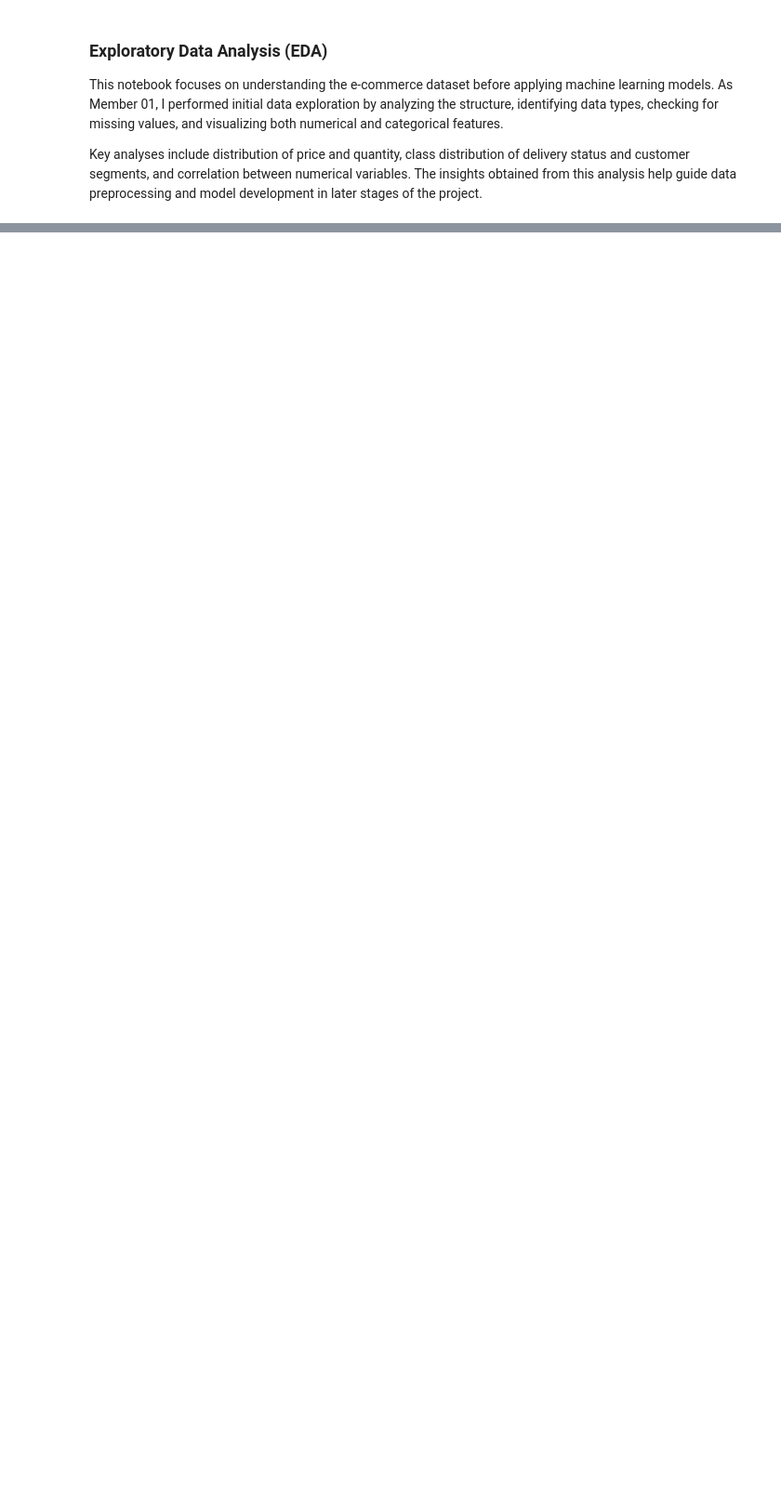
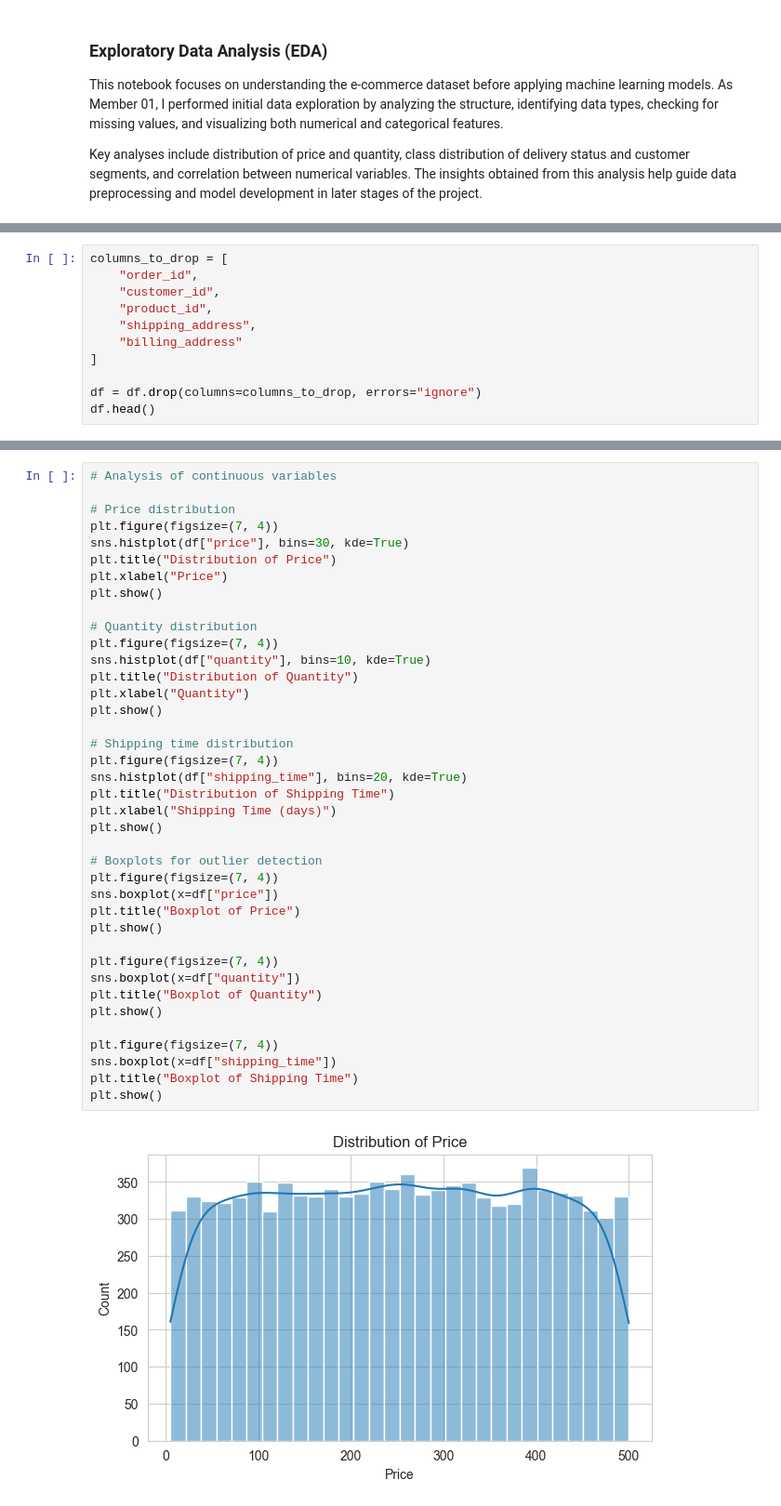
Before and after one commit to jayasanki/ml-ecommerce-project, a Jupyter notebook: notebooks/1_eda_and_preprocessing.ipynb, the cells around one changed output, grey strips where cells are left out. Shown at 93% size. Saved outputs shown, nothing was run; the diff lists cells and outputs as text; blank space fills up the shorter version.

```diff
--- a/notebooks/1_eda_and_preprocessing.ipynb
+++ b/notebooks/1_eda_and_preprocessing.ipynb
@@ -130,0 +99,11 @@ df.to_csv("../data/cleaned_data.csv", index=False)
+# %%
+columns_to_drop = [
+    "order_id",
+    "customer_id",
+    "product_id",
+    "shipping_address",
+    "billing_address"
+]
+
+df = df.drop(columns=columns_to_drop, errors="ignore")
+df.head()
@@ -130,0 +159,41 @@ df.to_csv("../data/cleaned_data.csv", index=False)
+# %%
+# Analysis of continuous variables
+
+# Price distribution
+plt.figure(figsize=(7, 4))
+sns.histplot(df["price"], bins=30, kde=True)
+plt.title("Distribution of Price")
+plt.xlabel("Price")
+plt.show()
+
+# Quantity distribution
+plt.figure(figsize=(7, 4))
+sns.histplot(df["quantity"], bins=10, kde=True)
+plt.title("Distribution of Quantity")
+plt.xlabel("Quantity")
+plt.show()
+
+# Shipping time distribution
+plt.figure(figsize=(7, 4))
+sns.histplot(df["shipping_time"], bins=20, kde=True)
+plt.title("Distribution of Shipping Time")
+plt.xlabel("Shipping Time (days)")
+plt.show()
+
+# Boxplots for outlier detection
+plt.figure(figsize=(7, 4))
+sns.boxplot(x=df["price"])
+plt.title("Boxplot of Price")
+plt.show()
+
+plt.figure(figsize=(7, 4))
+sns.boxplot(x=df["quantity"])
+plt.title("Boxplot of Quantity")
+plt.show()
+
+plt.figure(figsize=(7, 4))
+sns.boxplot(x=df["shipping_time"])
+plt.title("Boxplot of Shipping Time")
+plt.show()
+# %% [output]
+[figure, added]
```
Also changed, not shown: parts of 43 cells of this notebook, 2 other files.
